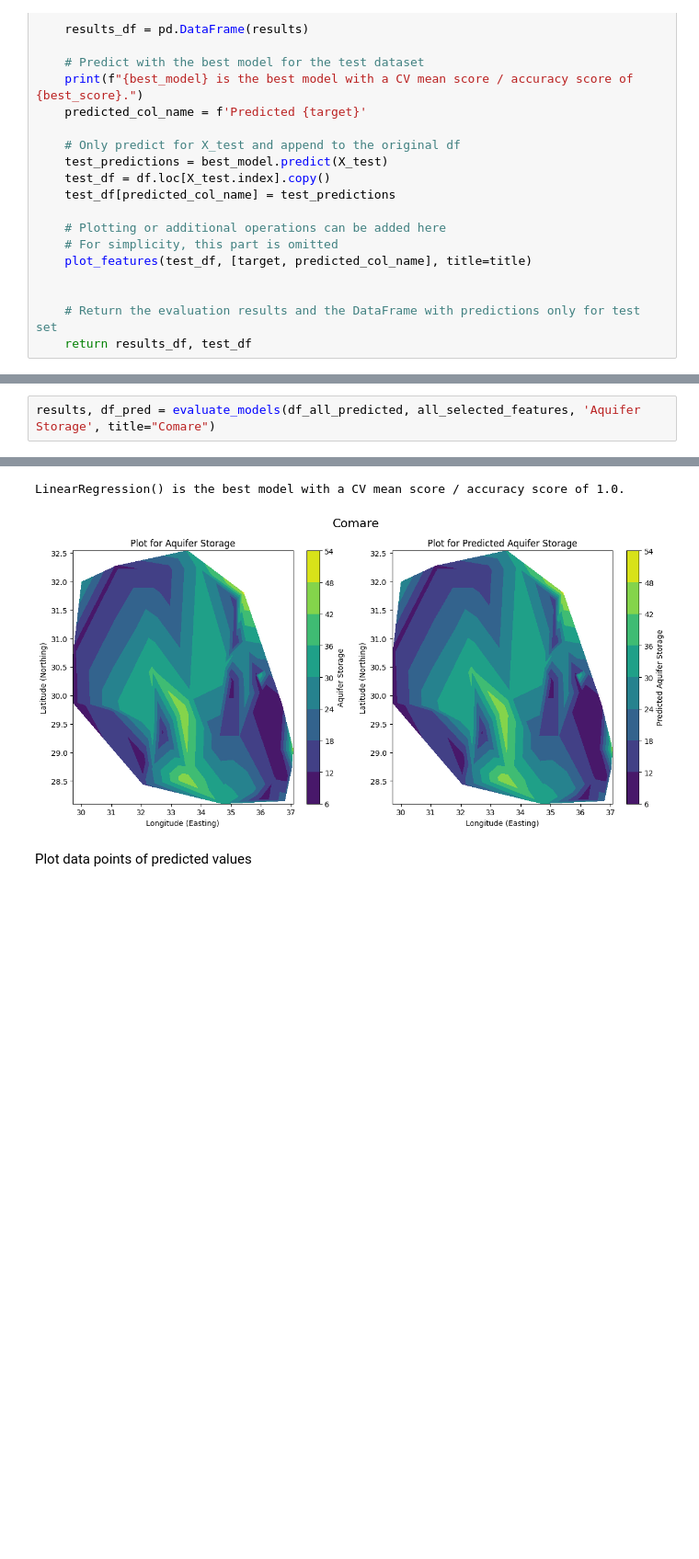
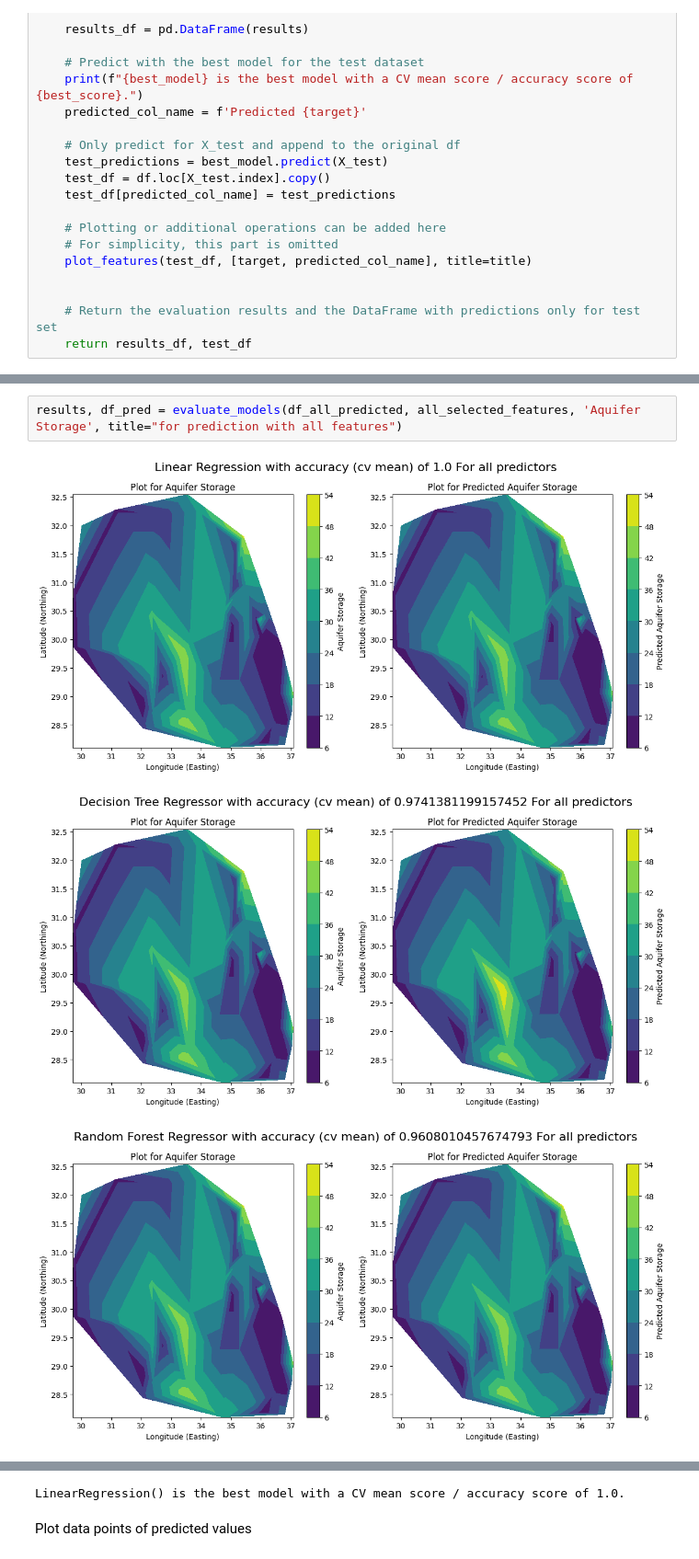
Before and after one commit to Jray-Tech/AquiferStorage, a Jupyter notebook: main.ipynb, the cells around one changed output, grey strips where cells are left out. Shown at 92% size. Cells and saved outputs as stored; diff of their text form; blank space fills up the shorter version.

Commit message:
complete plot with colorful plots

```diff
--- a/main.ipynb
+++ b/main.ipynb
@@ -494,3 +557,6 @@ def evaluate_models(df, features, target, models=None, title=""):
 # %%
-results, df_pred = evaluate_models(df_all_predicted, all_selected_features, 'Aquifer Storage', title="Comare")
+results, df_pred = evaluate_models(df_all_predicted, all_selected_features, 'Aquifer Storage', title="for prediction with all features")
 # %% [output]
+[figure, new version]
+[figure, added]
+[figure, added]
@@ -497,5 +564,4 @@ results, df_pred = evaluate_models(df_all_predicted, all_selected_features, 'Aqu
 LinearRegression() is the best model with a CV mean score / accuracy score of 1.0.
-[figure, old version]
 # %% [markdown]
 Plot data points of predicted values
 # %%
```
Also changed, not shown: parts of 5 cells of this notebook.
